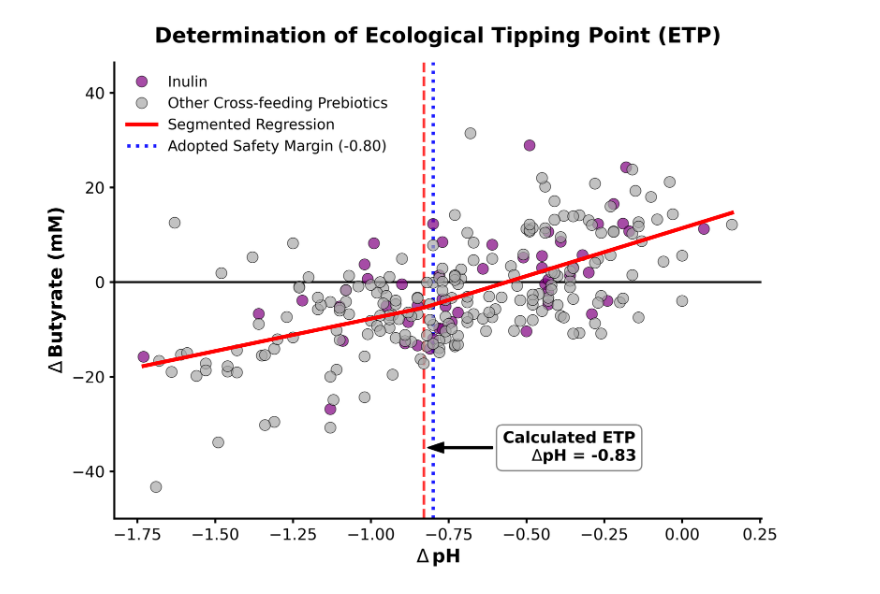
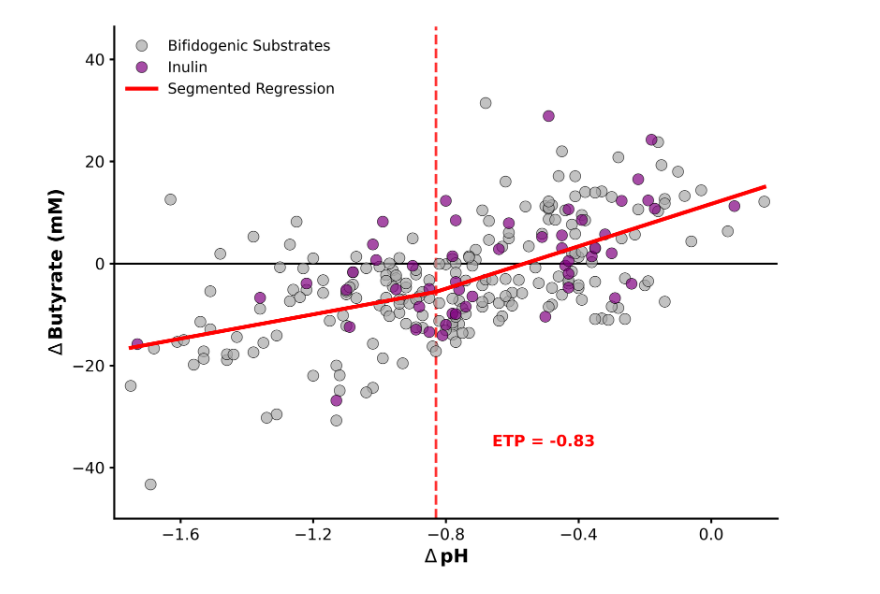
Before and after one commit to S-KUHIMM/S-KUHIMM_microbiome_analysis, a Jupyter notebook: @S5a.ipynb, the cells around one changed output. Drawn from its saved outputs; the diff is of its cells as text; code cells hidden in the pictures.

```diff
--- a/@S5a.ipynb
+++ b/@S5a.ipynb
@@ -39,14 +39,14 @@ ctrl_ph = get_raw_data(df_ph, 'Control')
 ctrl_buty = get_raw_data(df_buty, 'Control')
 
 # 5 Validated Cross-feeding Prebiotics
-target_ids = ['Inulin', 'KULFFI-14', 'KULFFI-15', 'KULFFI-9', 'KULFFI-17']
+target_ids = ['KULFFI-14', 'KULFFI-15', 'KULFFI-17', 'KULFFI-19', 'Inulin']
 
 dfs = []
 for mat in target_ids:
     d_ph = get_raw_data(df_ph, mat) - ctrl_ph
     d_buty = get_raw_data(df_buty, mat) - ctrl_buty
 
-    label_name = 'Inulin' if mat == 'Inulin' else 'Other Cross-feeding Prebiotics'
+    label_name = 'Inulin' if mat == 'Inulin' else 'Bifidogenic Substrates'
 
     temp = pd.DataFrame({
         'Delta_pH': d_ph,
@@ -63,20 +63,34 @@ df_model = pd.concat(dfs, ignore_index=True)
 def piecewise_linear(x, x0, y0, k1, k2):
     return np.where(x < x0, k1*(x-x0) + y0, k2*(x-x0) + y0)
 
+# FIX: Added biological bounds to ensure optimization stability and accuracy
+# Limits Delta_pH breakpoint to negative values and slopes to positive values.
+bounds_free = ([-1.5, -np.inf, -np.inf, -np.inf], [0, np.inf, np.inf, np.inf])
+
 best_ssr = np.inf
 best_popt = None
 
 for g in np.linspace(-1.5, -0.1, 100):
     p_guess = [g, 0, 10, 20]
     try:
-        popt, _ = curve_fit(piecewise_linear, df_model['Delta_pH'], df_model['Delta_Butyrate'], p0=p_guess, maxfev=10000)
+        popt, _ = curve_fit(
+            piecewise_linear,
+            df_model['Delta_pH'],
+            df_model['Delta_Butyrate'],
+            p0=p_guess,
+            bounds=bounds_free,
+            maxfev=10000
+        )
         y_pred = piecewise_linear(df_model['Delta_pH'], *popt)
         ssr = np.sum((df_model['Delta_Butyrate'] - y_pred)**2)
         if ssr < best_ssr:
             best_ssr = ssr
             best_popt = popt
-    except:
+    except RuntimeError:
         continue
+
+if best_popt is None:
+    raise RuntimeError("Execution Aborted: Optimization algorithm failed to converge.")
 
 etp_val = best_popt[0]
 
@@ -85,46 +99,46 @@ etp_val = best_popt[0]
 # =============================================================================
 fig, ax = plt.subplots(figsize=(8, 6), dpi=DPI_SETTING)
 
-palette = {'Inulin': '#800080', 'Other Cross-feeding Prebiotics': '#a9a9a9'}
+palette = {'Inulin': '#800080', 'Bifidogenic Substrates': '#a9a9a9'}
 
 sns.scatterplot(data=df_model, x='Delta_pH', y='Delta_Butyrate', hue='Substrate',
                 palette=palette, s=70, edgecolor='black', linewidth=0.5, alpha=0.7, zorder=2, ax=ax)
 
 x_line = np.linspace(df_model['Delta_pH'].min(), df_model['Delta_pH'].max(), 300)
 y_line = piecewise_linear(x_line, *best_popt)
 ax.plot(x_line, y_line, color='red', linewidth=3, zorder=4, label='Segmented Regression')
 
 ax.axvline(etp_val, color='red', linestyle='--', linewidth=2, alpha=0.8, zorder=1)
 ax.axhline(0, color='black', linestyle='-', linewidth=1.5, zorder=0)
 
-ax.axvline(-0.80, color='blue', linestyle=':', linewidth=2.5, alpha=0.9, zorder=1, label='Adopted Safety Margin (-0.80)')
 
-ax.set_title('Determination of Ecological Tipping Point (ETP)', fontsize=16, fontweight='bold', pad=15)
 ax.set_xlabel(r'$\Delta\,$pH', fontsize=14, fontweight='bold')
 ax.set_ylabel(r'$\Delta\,$Butyrate (mM)', fontsize=14, fontweight='bold')
 ax.tick_params(axis='both', labelsize=12)
 
 # Ensure the Y-axis has enough negative space to hold the annotation without overlapping plots
 max_y = df_model['Delta_Butyrate'].max() + 15
 ax.set_ylim(-50, max_y)
 
+# X-axis range (-1.8 to 0) and 0.4 tick interval
+ax.set_xlim(-1.8, 0.2)
+ax.xaxis.set_major_locator(ticker.MultipleLocator(0.4))
+
 # =============================================================================
-# Exact Annotation Placement (Lower Right, Straight Arrow)
+# Exact Annotation Placement (Lower Right)
 # =============================================================================
-# Placed exactly in the empty space at Y=-35, X=-0.15.
-# Arrow is a perfectly straight horizontal line pointing to the ETP threshold.
-ax.annotate(f'Calculated ETP\n$\Delta$pH = {etp_val:.2f}',
-            xy=(etp_val, -35), xytext=(-0.15, -35),
-            arrowprops=dict(facecolor='black', shrink=0.05, width=1.5, headwidth=8),
-            fontsize=12, fontweight='bold', ha='right', va='center',
-            bbox=dict(boxstyle="round,pad=0.4", fc="white", ec="gray", alpha=0.95))
+# Placed exactly in the empty space at Y=-35, X=-0.25.
+ax.annotate(f'ETP = {etp_val:.2f}',
+            xy=(etp_val, -35), xytext=(-0.35, -35),
+            fontsize=12, fontweight='bold', ha='right', color='red', va='center')
 
 handles, labels = ax.get_legend_handles_labels()
 ax.legend(handles=handles, labels=labels, frameon=False, loc='upper left', fontsize=11)
 
 sns.despine(trim=False)
 plt.tight_layout()
-output_file = 'Supplementary_Figure_ETP.pdf'
+output_file = 'Supplementary_Figure_5a.pdf'
 plt.savefig(output_file, dpi=DPI_SETTING, bbox_inches='tight')
+plt.show()
 # %% [output]
-[figure, old version]
+[figure, new version]
```
Also changed, not shown: 3 other files.
